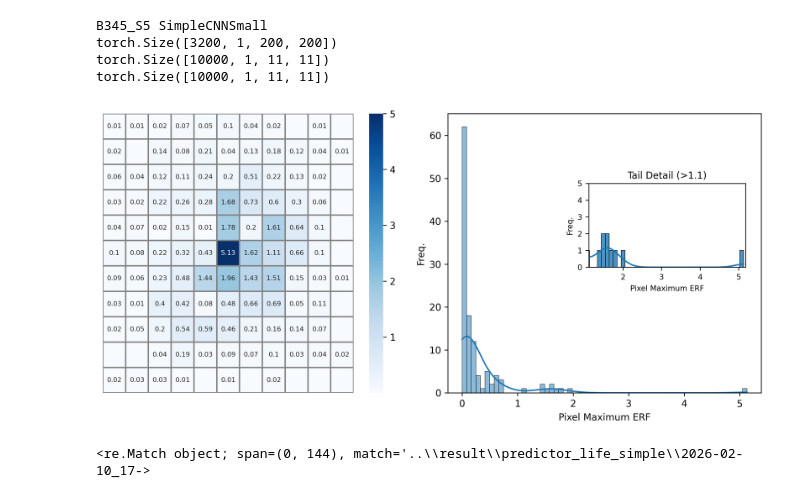
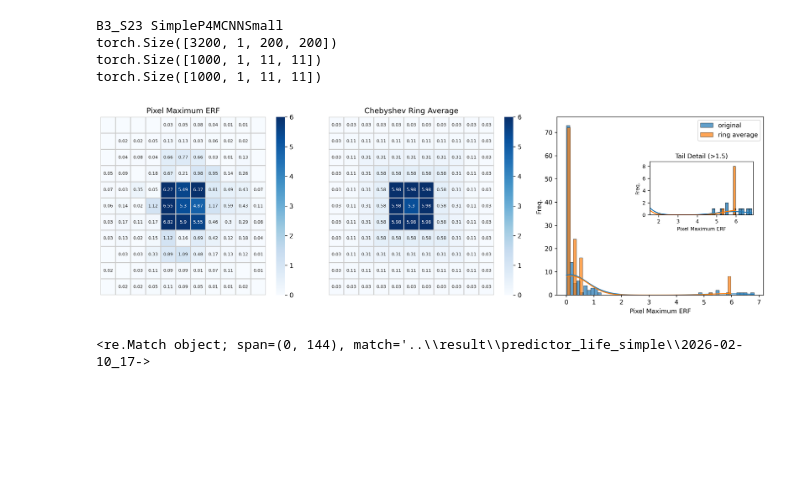
Before and after one commit to hrjtju/BIMSA, a Jupyter notebook: predictor_life_simple/check_erf.ipynb, the cells around one changed output. Drawn from its saved outputs; the diff is of its cells as text; code cells hidden in the pictures; blank space fills up the shorter version.

```diff
--- a/predictor_life_simple/check_erf.ipynb
+++ b/predictor_life_simple/check_erf.ipynb
@@ -1,6 +38,10 @@
+# %%
+s = "../result/predictor_life_simple/2026-03-10_22-38-33_small_3_layer_seq_p4mcnn__200-200-B3_S23/best_simple_life_SimpleP4MCNNSmall_0.5.0-p4.pth"
 # %%
+from math import ceil
 import os
 import re
+from collections import Counter
 
 import numpy as np
 import torch
@@ -9,9 +50,11 @@ from einops import rearrange
 from dataloader import LifeGameDataset
 import model_conv
 
-s = r"D:\Internship\bimsa\result\predictor_life_simple\2026-03-11_13-48-11_small_3_layer_seq_cnn__200-200-B345_S5\best_simple_life_SimpleCNNSmall_0.1.0.pth"
+# s = r"D:\Internship\bimsa\result\predictor_life_simple\2026-03-11_13-48-11_small_3_layer_seq_cnn__200-200-B345_S5\best_simple_life_SimpleCNNSmall_0.1.0.pth"
 
-p = re.compile(r".*?\\(?P<date>\d{4}(-\d\d){2})_(\d\d-){2}\d\d_.*?__(?P<n1>\d+)-(?P<n2>\d+)-(?P<rule>B\d*_S\d*V?)\\best_simple_life_(?P<model>.*?)_\d.*?\.pth")
+# p = re.compile(r".*?\\(?P<date>\d{4}(-\d\d){2})_(\d\d-){2}\d\d_.*?__(?P<n1>\d+)-(?P<n2>\d+)-(?P<rule>B\d*_S\d*V?)\\best_simple_life_(?P<model>.*?)_\d.*?\.pth")
+p = re.compile(r".*?/(?P<date>\d{4}(-\d\d){2})_(\d\d-){2}\d\d_.*?__(?P<n1>\d+)-(?P<n2>\d+)-(?P<rule>B\d*_S\d*V?)/[a-z]+_simple_life_(?P<model>.*?)_\d.*?\.pth")
+
 match_dict = p.match(s).groupdict()
 rule_str, model_cls = match_dict["rule"], match_dict["model"]
 
@@ -19,10 +62,12 @@ d = f"./datasets/200-200-{rule_str}"
 
 print(rule_str, model_cls)
 
+device = torch.device('cuda') if torch.cuda.is_available() else torch.device('cpu')
+
 model = getattr(model_conv, model_cls)()
 model.train()
-model.load_state_dict(torch.load(s, map_location=torch.device('cuda')))
-model.cuda()
+model.load_state_dict(torch.load(s, map_location=device))
+model.to(device)
 
 all_files = [os.path.join(d, f) for f in os.listdir(d) if f.endswith('.npy')]
 all_files.sort()  # Ensure deterministic split
@@ -36,10 +81,10 @@ input_original_tensors = torch.tensor(data).float().requires_grad_(False)
 
 print(input_original_tensors.shape)
 input_tensors = rearrange(torch.nn.Unfold(kernel_size=(11, 11), padding=0, stride=40)(input_original_tensors),
-                          "n (a b) l -> (n l) 1 a b", a=11, b=11)[:10000].detach().clone().requires_grad_(True)
+                          "n (a b) l -> (n l) 1 a b", a=11, b=11)[:1000].detach().clone().requires_grad_(True)
 print(input_tensors.shape)
 
-out = model(input_tensors.cuda())
+out = model(input_tensors.to(device))
 *_, row, col = out.shape
 row, col
 grad = torch.zeros_like(out)
@@ -47,61 +92,85 @@ grad[0, 0, row//2, col//2] = 1
 
 out.backward(gradient=grad)
 print(input_tensors.grad.shape)
-grad_abs = input_tensors.grad.detach().abs().clone()
+grad_abs = torch.abs(input_tensors.grad).detach().clone()
 
 res_max = torch.max(grad_abs.cpu(), dim=0)[0][0].numpy()
 
 import matplotlib.pyplot as plt
 import seaborn as sns
 
-fig = plt.figure(figsize=(10, 4.9), dpi=300)
+fig = plt.figure(figsize=(15, 4.9), dpi=300)
 # plt.suptitle(f"Maximum Absolute Pixel Effective Respective Fields of {model.__class__.__name__}\ntrained on {rule_str.replace('_', '/')} Data ({input_tensors.shape[0]} in-distribution samples)")
 
-ax1 = plt.subplot(1, 2, 1)
-annot_matrix = np.where(np.abs(res_max) >= 0.01, np.round(res_max, 2), '')
-sns.heatmap(res_max, cmap="Blues", annot=annot_matrix, fmt='', ax=ax1, vmax=5, linewidths=1, linecolor="gray", annot_kws={"size": 7})
+ax1 = plt.subplot(1, 3, 1)
+annot_matrix = np.where(res_max >= 0.01, np.round(res_max, 2), '')
+vmax = max(1, ceil(res_max.max()//2)*2)
+ax1.set_title("Pixel Maximum ERF")
+sns.heatmap(res_max, cmap="Blues", annot=annot_matrix, fmt='', vmax=vmax, vmin=0, linewidths=1, linecolor="#cbcbcb", annot_kws={"size": 7}, ax=ax1)
 ax1.set_xticks([]); ax1.set_yticks([])
 
-ax2 = plt.subplot(1, 2, 2)
-sns.histplot(res_max.flatten(), kde=True, ax=ax2)
-ax2.set_xlabel("Pixel Maximum ERF"); ax2.set_ylabel("Freq.")
+ax2 = plt.subplot(1, 3, 2)
 
-ax_inset = ax2.inset_axes([0.45, 0.45, 0.5, 0.3])  # 右上角位置
+if np.linalg.norm(ring_average(res_max, "manhattan")-res_max) < np.linalg.norm(ring_average(res_max, "chebyshev")-res_max):
+    ring_avg = ring_average(res_max, "manhattan")
+    title_str = "Manhattan Ring Average"
+else:
+    ring_avg = ring_average(res_max, "chebyshev")
+    title_str = "Chebyshev Ring Average"
+
+ax2.set_title(title_str)
+annot_matrix = np.where(ring_avg >= 0.01, np.round(ring_avg, 2), '')
+sns.heatmap(ring_avg, cmap="Blues", annot=annot_matrix, fmt='', vmax=vmax, vmin=0, linewidths=1, linecolor="#cbcbcb", annot_kws={"size": 7}, ax=ax2)
+ax2.set_xticks([]); ax2.set_yticks([])
+
+ax3 = plt.subplot(1, 3, 3)
+sns.histplot(res_max.flatten(), kde=True, ax=ax3, alpha=0.7, label="original")
+sns.histplot(ring_avg.flatten(), kde=True, ax=ax3, alpha=0.7, label="ring average")
+ax3.set_xlabel("Pixel Maximum ERF"); ax3.set_ylabel("Freq.")
+ax3.legend()
+
+ax_inset = ax3.inset_axes([0.45, 0.45, 0.5, 0.3])  # 右上角位置
 
 # 绘制相同数据的局部放大（右侧长尾）
 sns.histplot(res_max.flatten(), kde=True, ax=ax_inset,
+             alpha=0.8, bins=50, edgecolor='black', linewidth=0.5)
+sns.histplot(ring_avg.flatten(), kde=True, ax=ax_inset,
              alpha=0.8, bins=50, edgecolor='black', linewidth=0.5)
 
 # 设置放大范围：根据你的数据调整这两个阈值
 th = res_max.max()*0.2 + res_max.mean() * 0.3
 ax_inset.set_xlim(th, res_max.max()*1.01)  # 只看大于threshold的部分
-ax_inset.set_ylim(0, 5)  # 根据实际低频区域调整y轴上限
+ax_inset.set_ylim(0,
+                  max(5,
+                      Counter(np.concatenate((res_max[res_max > th].flatten(),
+                                              ring_avg[ring_avg > th].flatten()))
+                              ).most_common(1)[0][1]) * 1.1)  # 根据实际低频区域调整y轴上限
 
 # 子图美化
 ax_inset.set_title(f'Tail Detail (>{th:.2g})', fontsize=10, pad=5)
 ax_inset.set_xlabel('Pixel Maximum ERF', fontsize=8)
 ax_inset.set_ylabel('Freq.', fontsize=8)
 ax_inset.tick_params(labelsize=8)
 # ax_inset.patch.set_facecolor("#d2e4ff")  # 淡红背景突出显示
 # ax_inset.spines['top'].set_color('darkred')
 # ax_inset.spines['right'].set_color('darkred')
 
 # 添加连接线（自动高亮主图中被放大的区域）
-# ax2.indicate_inset_zoom(ax_inset, linewidth=1, alpha=0.5)
+# ax3.indicate_inset_zoom(ax_inset, linewidth=1, alpha=0.5)
 
 # 可选：在主图中添加半透明矩形标记被放大区域
-# ax2.axvspan(threshold, res_max.max(), alpha=0.1, zorder=0)
+# ax3.axvspan(threshold, res_max.max(), alpha=0.1, zorder=0)
 
 plt.tight_layout()
 plt.show()
 
 fig.savefig(f"./{model.__class__.__name__}_{rule_str}.pdf", transparent=True, dpi=400, format="pdf")
 # %% [output]
-B345_S5 SimpleCNNSmall
+B3_S23 SimpleP4MCNNSmall
 torch.Size([3200, 1, 200, 200])
-torch.Size([10000, 1, 11, 11])
-torch.Size([10000, 1, 11, 11])
+torch.Size([1000, 1, 11, 11])
+torch.Size([1000, 1, 11, 11])
-[figure, old version]
+[figure, new version]
 # %%
 s = r"..\result\predictor_life_simple\2026-02-10_17-25-43_small_4_layer_seq_cnn__200-200-B3678_S34678\best_simple_life_SimpleCNNSmall_4Layer_0.1.0.pth"
 
```
Also changed, not shown: parts of 2 cells of this notebook, 15 other files.
